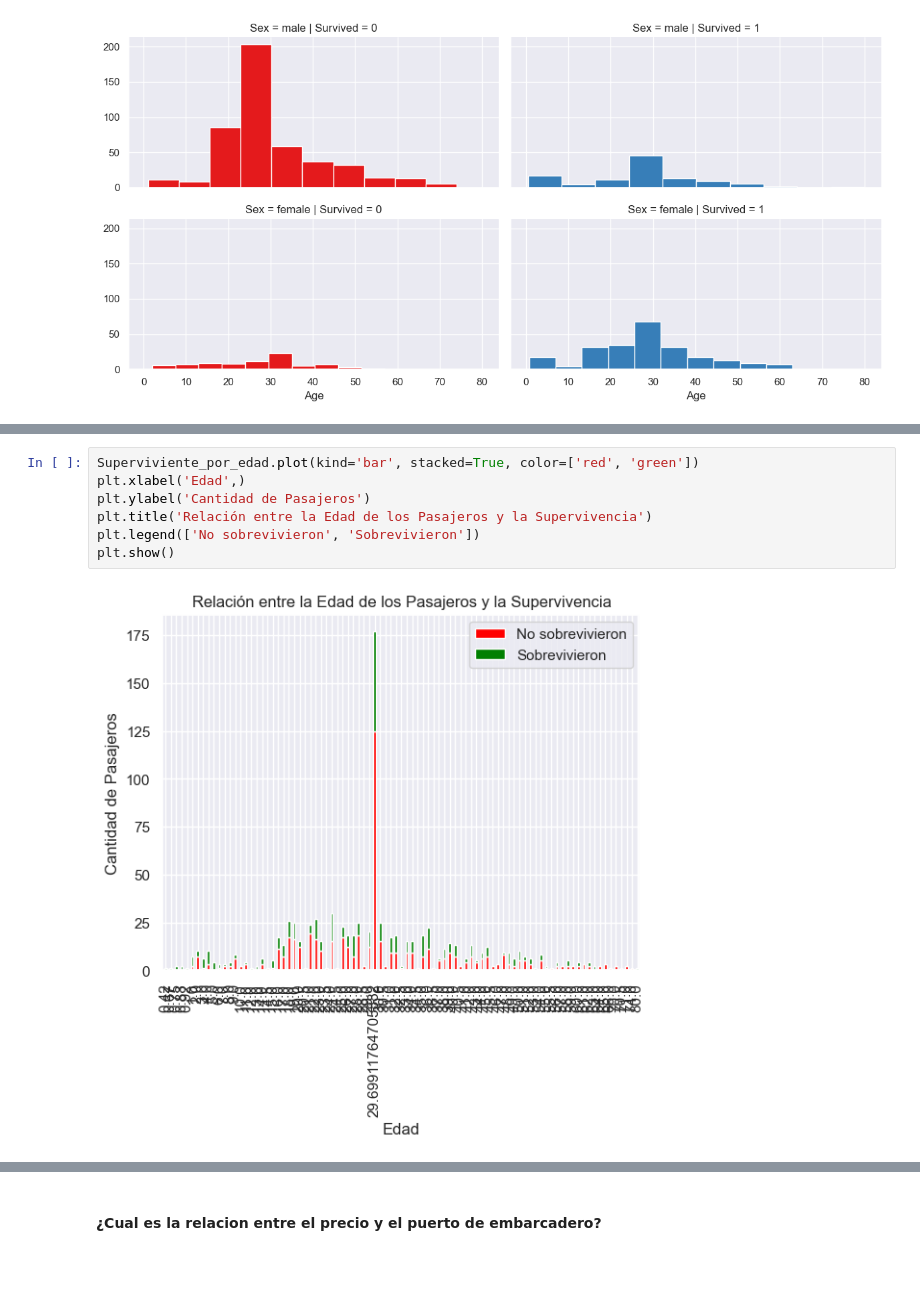
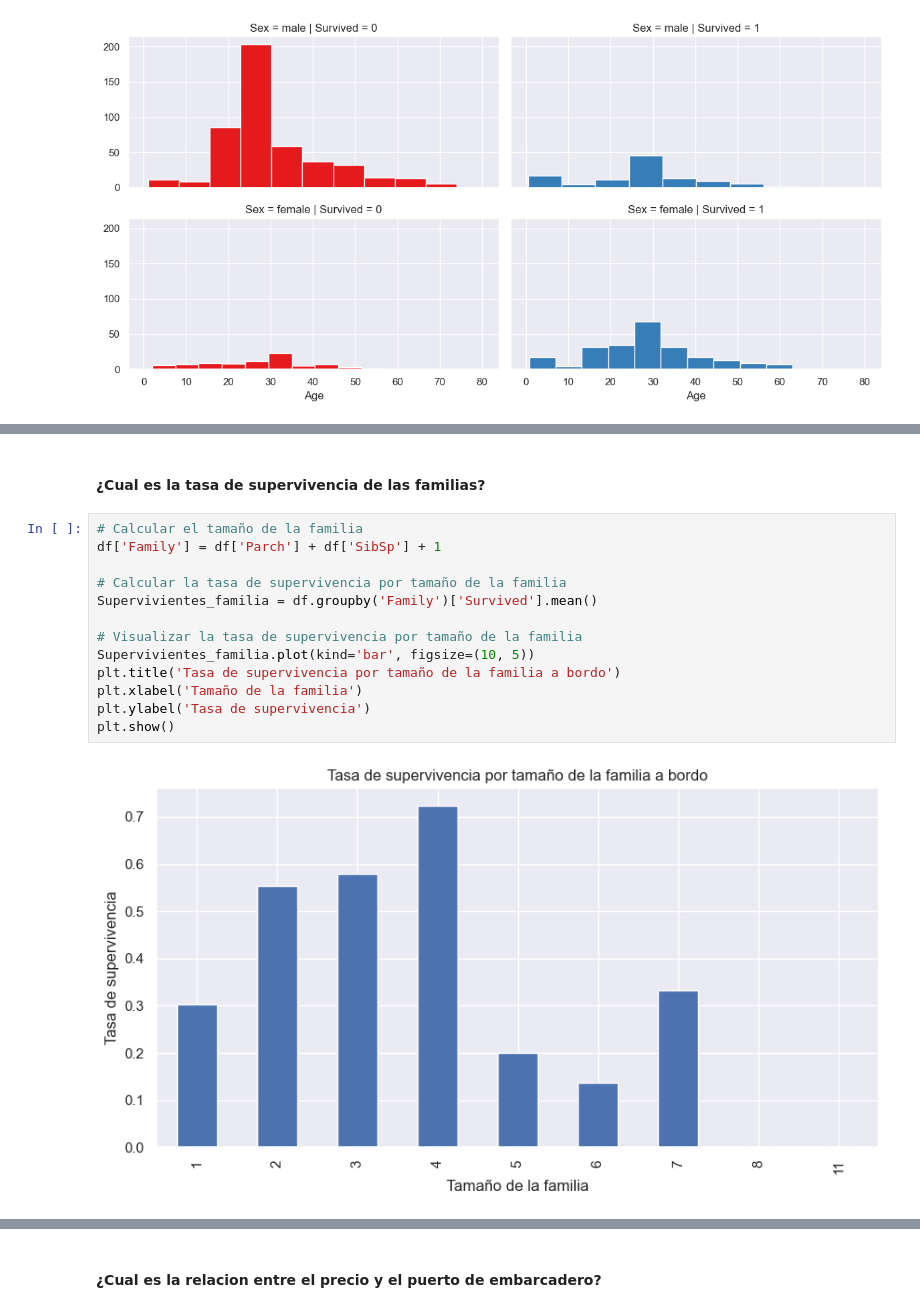
Before and after one commit to JaimeVecina/Ejercicio_Titanic_Proyecto, a Jupyter notebook: Ejercicio_Titanic.ipynb, the cells around one changed output, grey strips where cells are left out. Drawn from its saved outputs; the diff is of its cells as text; blank space fills up the shorter version.

```diff
--- a/Ejercicio_Titanic.ipynb
+++ b/Ejercicio_Titanic.ipynb
@@ -416,9 +530,17 @@ Age
-# %%
-Superviviente_por_edad.plot(kind='bar', stacked=True, color=['red', 'green'])
-plt.xlabel('Edad',)
-plt.ylabel('Cantidad de Pasajeros')
-plt.title('Relación entre la Edad de los Pasajeros y la Supervivencia')
-plt.legend(['No sobrevivieron', 'Sobrevivieron'])
-plt.show()
-# %% [output]
-[figure, removed]
+# %% [markdown]
+#### ¿Cual es la tasa de supervivencia de las familias?
+# %%
+# Calcular el tamaño de la familia
+df['Family'] = df['Parch'] + df['SibSp'] + 1
+
+# Calcular la tasa de supervivencia por tamaño de la familia
+Supervivientes_familia = df.groupby('Family')['Survived'].mean()
+
+# Visualizar la tasa de supervivencia por tamaño de la familia
+Supervivientes_familia.plot(kind='bar', figsize=(10, 5))
+plt.title('Tasa de supervivencia por tamaño de la familia a bordo')
+plt.xlabel('Tamaño de la familia')
+plt.ylabel('Tasa de supervivencia')
+plt.show()
+# %% [output]
+[figure, added]
```
Also changed, not shown: parts of 65 cells of this notebook.
